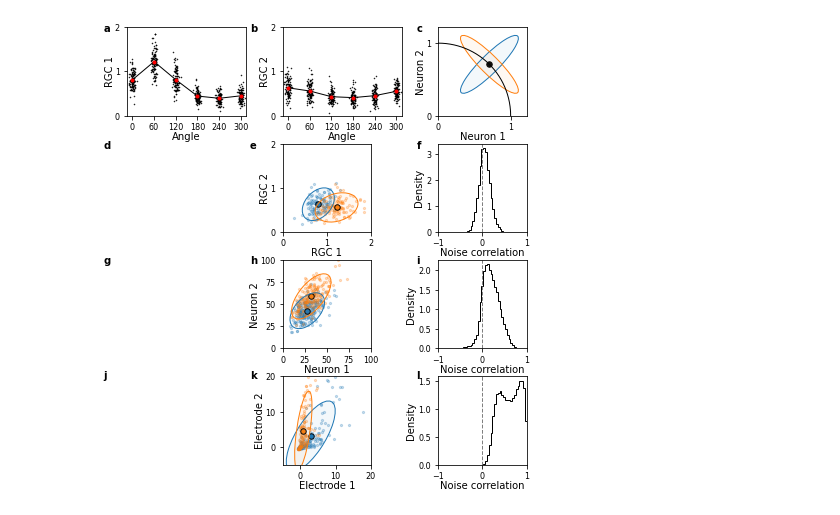
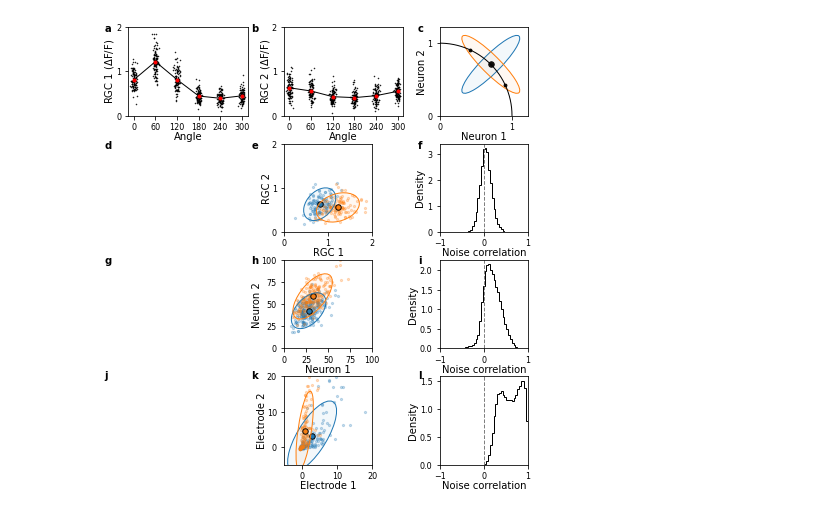
Before and after one commit to BouchardLab/noise_correlations, a Jupyter notebook: figures/figure1.ipynb, the cells around one changed output. Drawn from its saved outputs; the diff is of its cells as text; code cells hidden in the pictures.

Commit message:
figure updates

```diff
--- a/figures/figure1.ipynb
+++ b/figures/figure1.ipynb
@@ -98,6 +98,7 @@ stims = [0, 60]
 #                    c='k', marker='.', s=1)
 mean0 = []
 mean1 = []
+np.random.seed(0)
 for s in unique_stimuli_ret2:
     X1, _ = utils.get_dimstim_responses(X_ret2, stimuli_ret2, units, [s, s])
     x = np.random.randn(X1.shape[0])*4 + np.ones_like(X1[:, 0])*s
@@ -117,14 +118,15 @@ for ax in axes[0, :-1]:
     ax.set_ylim(0, 2.)
     ax.set_yticks([0, 1, 2])
     ax.set_xticks([0, 60, 120, 180, 240, 300])
-axes[0, 0].set_ylabel('RGC 1', size=ax_label_size, labelpad=0)
-axes[0, 1].set_ylabel('RGC 2', size=ax_label_size, labelpad=0)
+axes[0, 0].set_ylabel(r'RGC 1 ($\Delta$F/F)', size=ax_label_size, labelpad=0)
+axes[0, 1].set_ylabel('RGC 2 ($\Delta$F/F)', size=ax_label_size, labelpad=0)
 for ax in axes[0, :2]:
     ax.set_xlim(-15, 315)
 
 center = 1 / np.sqrt([2, 2])
-n1 = np.linspace(0, 1, 1000)
-n2 = np.sqrt(1 - n1**2)
+angles = np.linspace(0, np.pi/2., 1000)
+n1 = np.cos(angles)
+n2 = np.sin(angles)
 axes[0, 2].plot(n1, n2,
         color='black',
         linewidth=1)
@@ -151,6 +153,9 @@ axes[0, 2].set_xlabel(r'Neuron 1', fontsize=ax_label_size, labelpad=0)
 axes[0, 2].set_ylabel(r'Neuron 2', fontsize=ax_label_size, labelpad=0)
 axes[0, 2].set_xticks([0, 1])
 axes[0, 2].set_yticks([0, 1])
+
+axes[0, 2].scatter([n1[275]], [n2[275]], c='k', marker='o', s=8)
+axes[0, 2].scatter([n1[-275]], [n2[-275]], c='k', marker='o', s=8)
 
 """
 RET2 Dataset
@@ -365,31 +370,31 @@ for ax in axes[1:, 2]:
     ax.set_xlim([-1, 1])
     ax.set_xlabel(r'Noise correlation', fontsize=ax_label_size, labelpad=0)
     ax.set_ylabel(r'Density', fontsize=ax_label_size, labelpad=2)
     ax.axvline(0, linestyle='--', color='grey', lw=1)
 
 """
 Global Settings
 """
 # Set axis tick label size
 for ax in axes.ravel():
     ax.tick_params(labelsize=tick_label_size)
 # Leftmost plot (after first row): brain image, clear out space
 for ax in axes[1:, 0]:
     ax.axis(False)
 # Apply subplot labels
 xs = [.01, .35, .735]
 ys = [.98, .73, .485, .24]
 #fig.text(xs[0], .98, 'a', size=letter_size, fontweight='bold')
 #fig.text(xs[1], .98, 'b', size=letter_size, fontweight='bold')
 lets = ['a', 'b', 'c', 'd', 'e', 'f', 'g', 'h', 'i', 'j', 'k', 'l', 'm', 'n']
 c = 0
 for jj in range(4):
     for ii in range(3):
         fig.text(xs[ii], ys[jj], lets[c], size=letter_size, fontweight='bold')
         c += 1
 
 plt.savefig('figure1.pdf', dpi=300)
 plt.savefig('figure1.jpg', dpi=300)
 plt.show()
 # %% [output]
-[figure, old version]
+[figure, new version]
```
Also changed, not shown: 2 other files.
